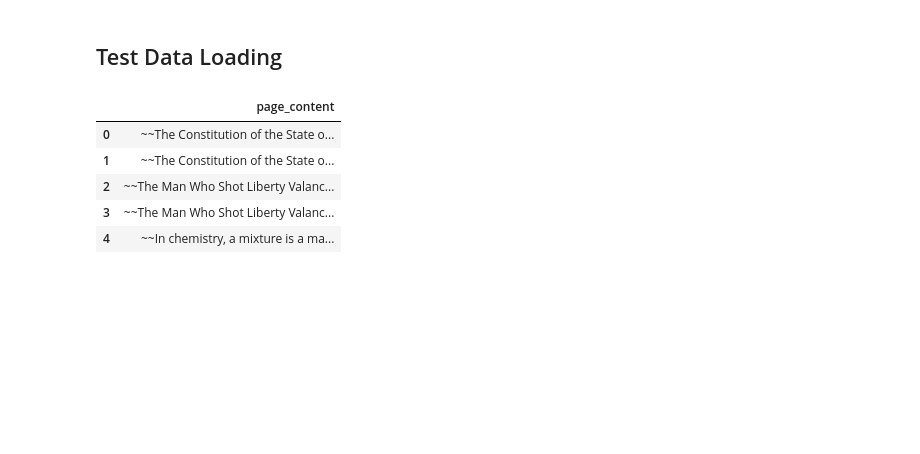
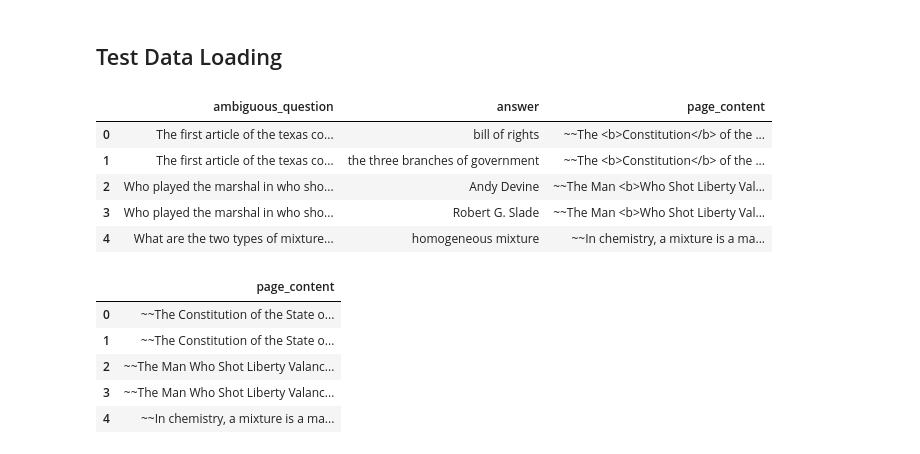
Before and after one commit to tmsavage/LGEN_Ambiguous_Queries, a Jupyter notebook: chatbot/Chatbot.ipynb, the cells around one changed output. Saved outputs shown, nothing was run; the diff lists cells and outputs as text; code cells hidden in the pictures; blank space fills up the shorter version.

```diff
--- a/chatbot/Chatbot.ipynb
+++ b/chatbot/Chatbot.ipynb
@@ -119,7 +120,14 @@ def get_content_from_database(embedded_user_prompt, df):
 # %%
 test_df = pd.read_csv('../../data/GPT/GPT_test_final_csv')
 test_df = test_df.drop(columns=['question_type', 'viewed_doc_titles', 'disambiguated_question'])
-# test_df.head()
+test_df.head()
+# %% [output]
+|  | ambiguous_question | answer | page_content |
+| 0 | The first article of the texas co... | bill of rights | ~~The <b>Constitution</b> of the ... |
+| 1 | The first article of the texas co... | the three branches of government | ~~The <b>Constitution</b> of the ... |
+| 2 | Who played the marshal in who sho... | Andy Devine | ~~The Man <b>Who Shot Liberty Val... |
+| 3 | Who played the marshal in who sho... | Robert G. Slade | ~~The Man <b>Who Shot Liberty Val... |
+| 4 | What are the two types of mixture... | homogeneous mixture | ~~In chemistry, a mixture is a ma... |
 # %%
 embeddings_df = pd.DataFrame(test_df['page_content'])
 test_df = test_df.drop(columns=['page_content'])
```
Also changed, not shown: parts of 7 cells of this notebook.
